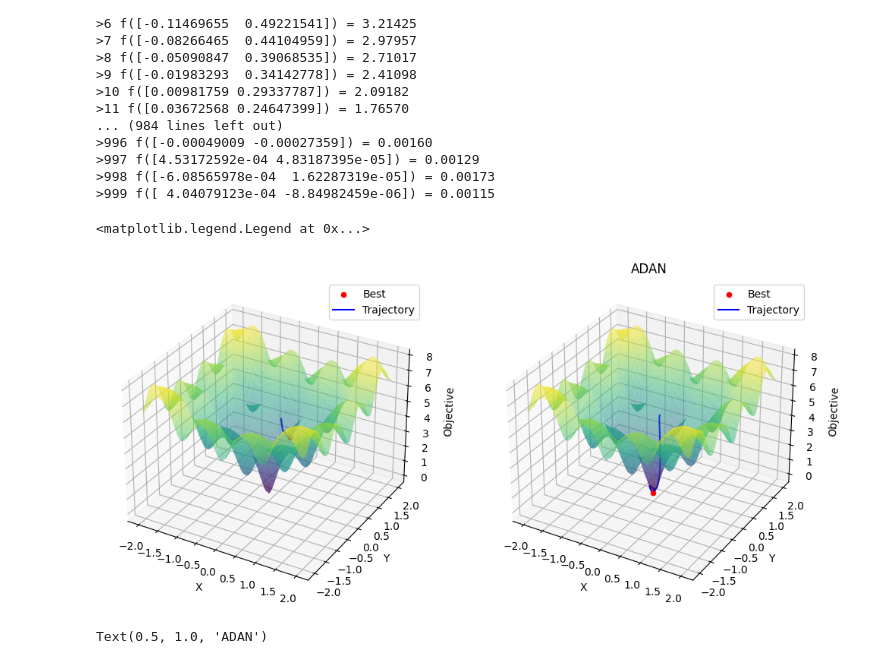
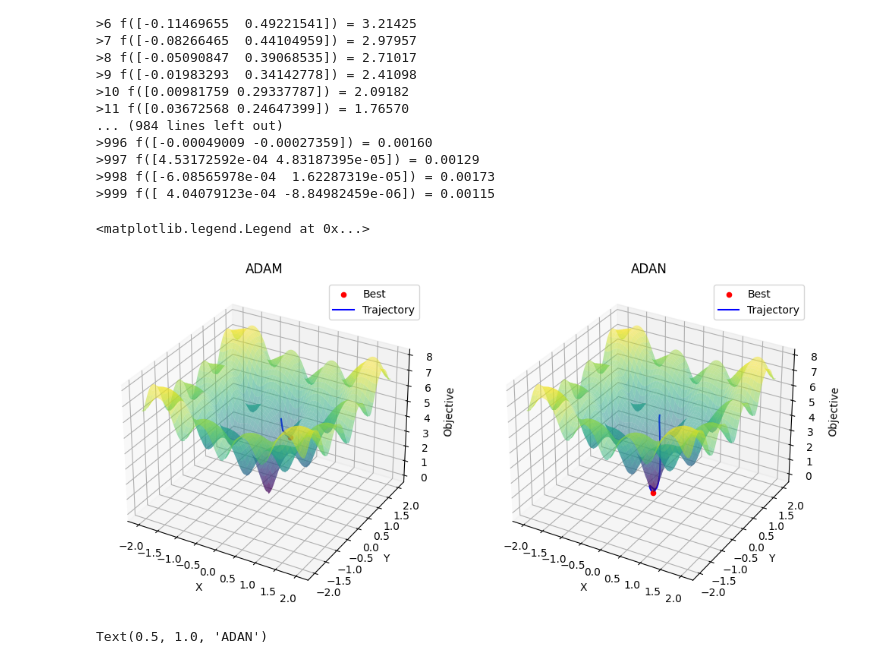
Before and after one commit to ShreyaGarg01/ADAN, a Jupyter notebook: test.ipynb, the cells around one changed output. Cells and saved outputs as stored; diff of their text form; code cells hidden in the pictures.

```diff
--- a/test.ipynb
+++ b/test.ipynb
@@ -503,35 +503,35 @@ ax1.plot(
 )
 ax1.set_xlabel("X")
 ax1.set_ylabel("Y")
 ax1.set_zlabel("Objective")
-ax2.set_title("ADAM")
+ax1.set_title("ADAM")
 ax1.legend()
 
 # Plot the optimization trajectory
 ax2 = axes[1]
 ax2.plot_surface(X, Y, Z, cmap="viridis", alpha=0.5)
 ax2.scatter(
     adan_best[0],
     adan_best[1],
     objective(adan_best[0], adan_best[1]),
     color="red",
     label="Best",
 )
 ax2.plot(
     [point[0] for point in adan_solutions],
     [point[1] for point in adan_solutions],
     adan_scores,
     color="blue",
     label="Trajectory",
 )
 ax2.set_xlabel("X")
 ax2.set_ylabel("Y")
 ax2.set_zlabel("Objective")
 ax2.set_title("ADAN")
 ax2.legend()
 # %% [output]
 <matplotlib.legend.Legend at 0x...>
-[figure, old version]
+[figure, new version]
 # %%
 xaxis = arange(bounds[0, 0], bounds[0, 1], 0.1)
 yaxis = arange(bounds[1, 0], bounds[1, 1], 0.1)
```
